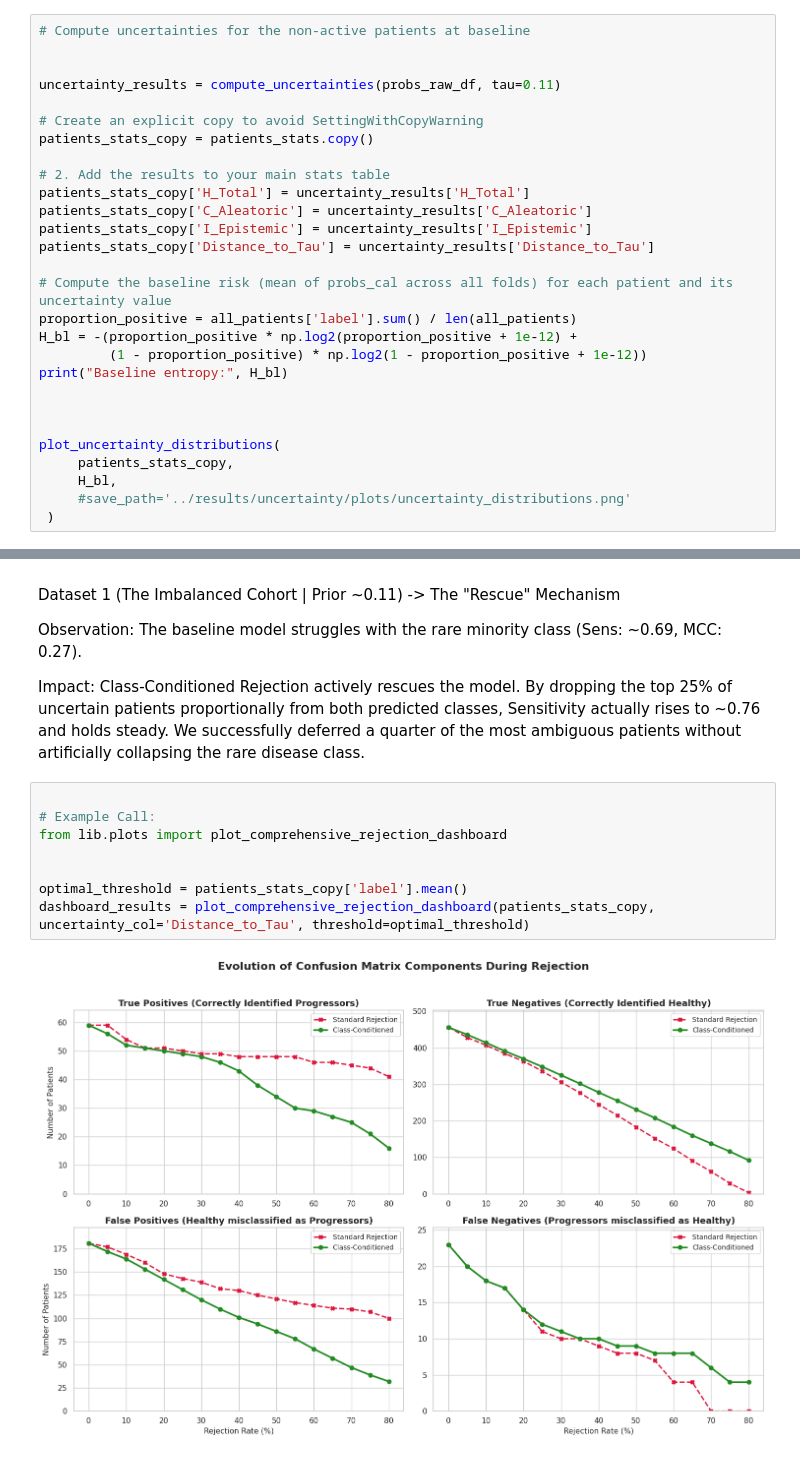
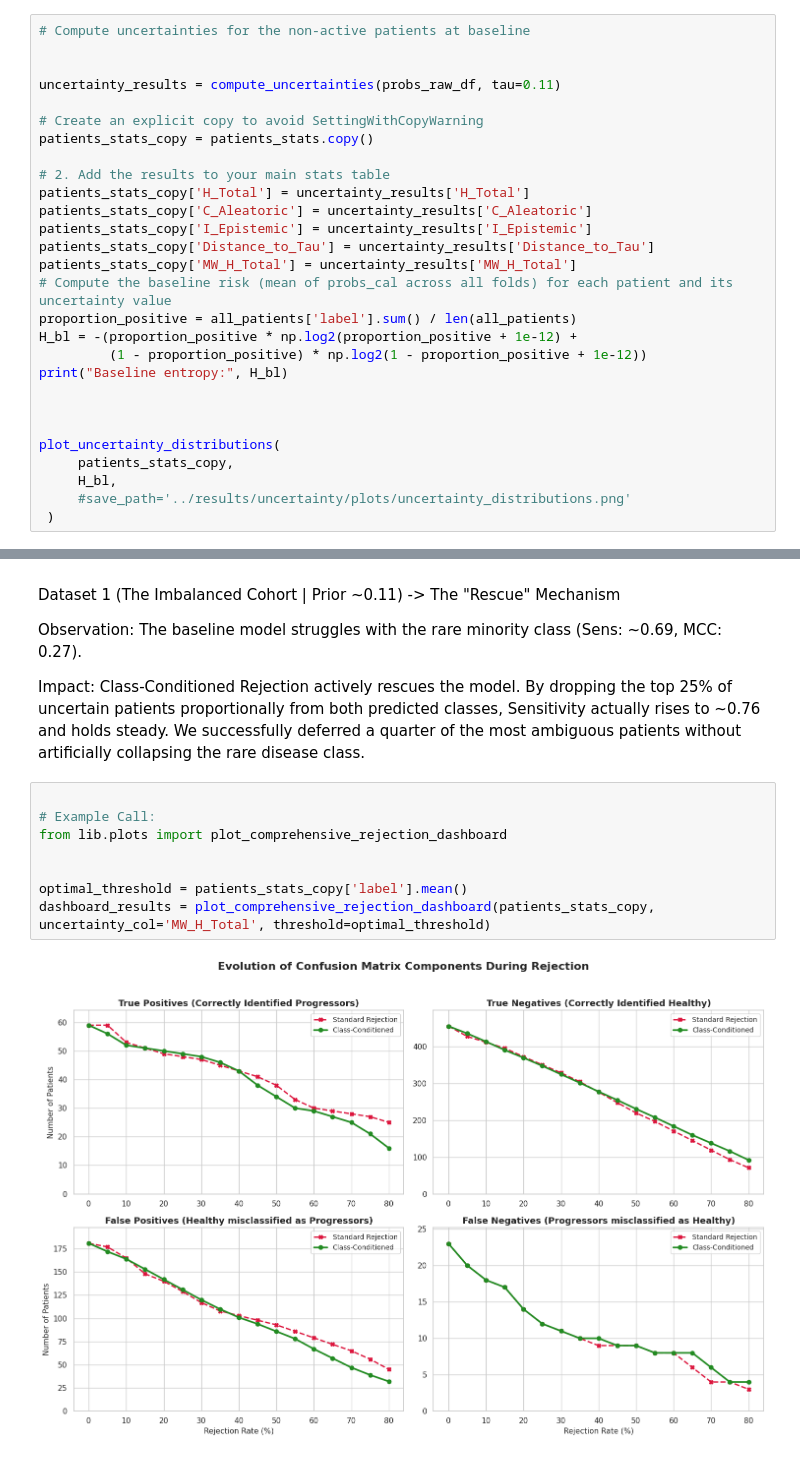
Before and after one commit to endrwalter/uncertainty_ml, a Jupyter notebook: code_uncertainty/main_ms.ipynb, the cells around one changed output, grey strips where cells are left out. Drawn from its saved outputs; the diff is of its cells as text.

```diff
--- a/code_uncertainty/main_ms.ipynb
+++ b/code_uncertainty/main_ms.ipynb
@@ -54,7 +54,7 @@ patients_stats_copy['H_Total'] = uncertainty_results['H_Total']
 patients_stats_copy['C_Aleatoric'] = uncertainty_results['C_Aleatoric']
 patients_stats_copy['I_Epistemic'] = uncertainty_results['I_Epistemic']
 patients_stats_copy['Distance_to_Tau'] = uncertainty_results['Distance_to_Tau']
-
+patients_stats_copy['MW_H_Total'] = uncertainty_results['MW_H_Total']
 # Compute the baseline risk (mean of probs_cal across all folds) for each patient and its uncertainty value
 proportion_positive = all_patients['label'].sum() / len(all_patients)
 H_bl = -(proportion_positive * np.log2(proportion_positive + 1e-12) +
@@ -146,13 +146,13 @@ Impact: Class-Conditioned Rejection actively rescues the model. By dropping the
 # %%
 
 # Example Call:
 from lib.plots import plot_comprehensive_rejection_dashboard
 
 
 optimal_threshold = patients_stats_copy['label'].mean()
-dashboard_results = plot_comprehensive_rejection_dashboard(patients_stats_copy, uncertainty_col='Distance_to_Tau', threshold=optimal_threshold)
+dashboard_results = plot_comprehensive_rejection_dashboard(patients_stats_copy, uncertainty_col='MW_H_Total', threshold=optimal_threshold)
 # %% [output]
-[figure, old version]
+[figure, new version]
 # %%
 
 from lib.utils import extract_and_analyze_rejection
```
Also changed, not shown: parts of 5 cells of this notebook, 1 other file.
